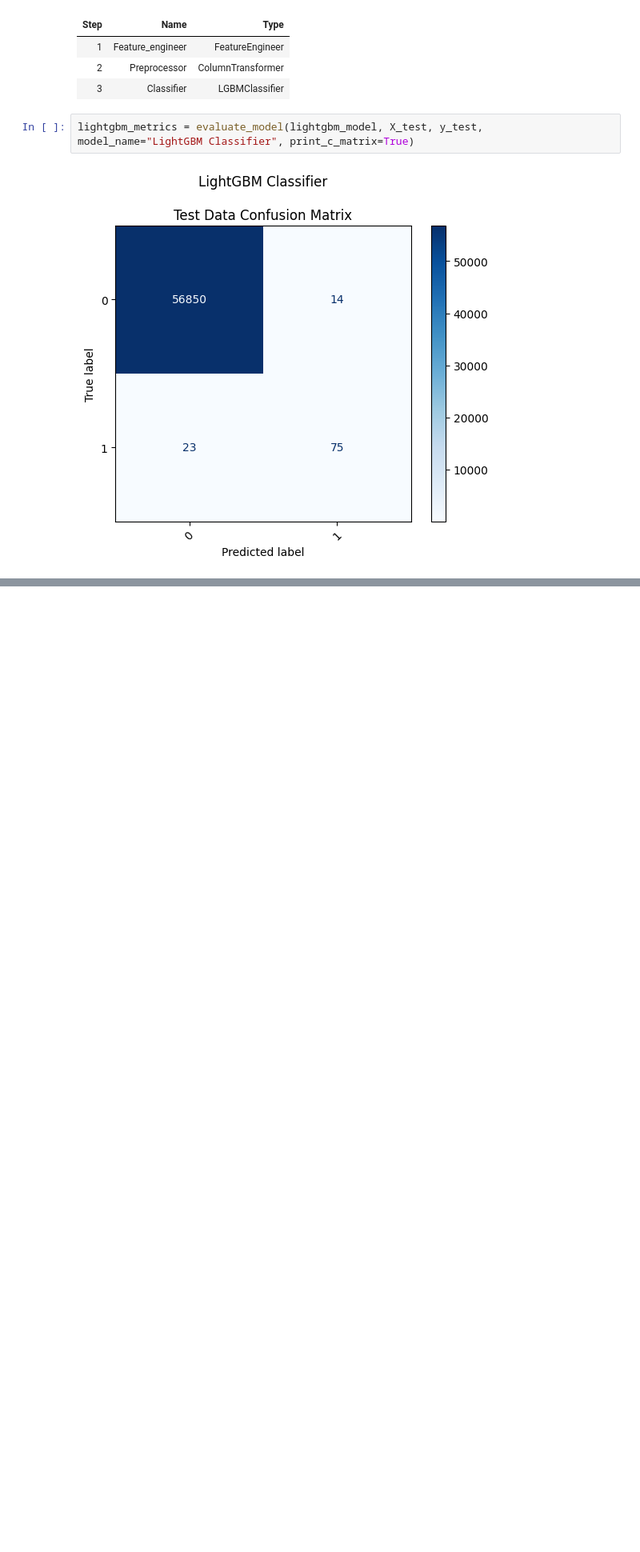
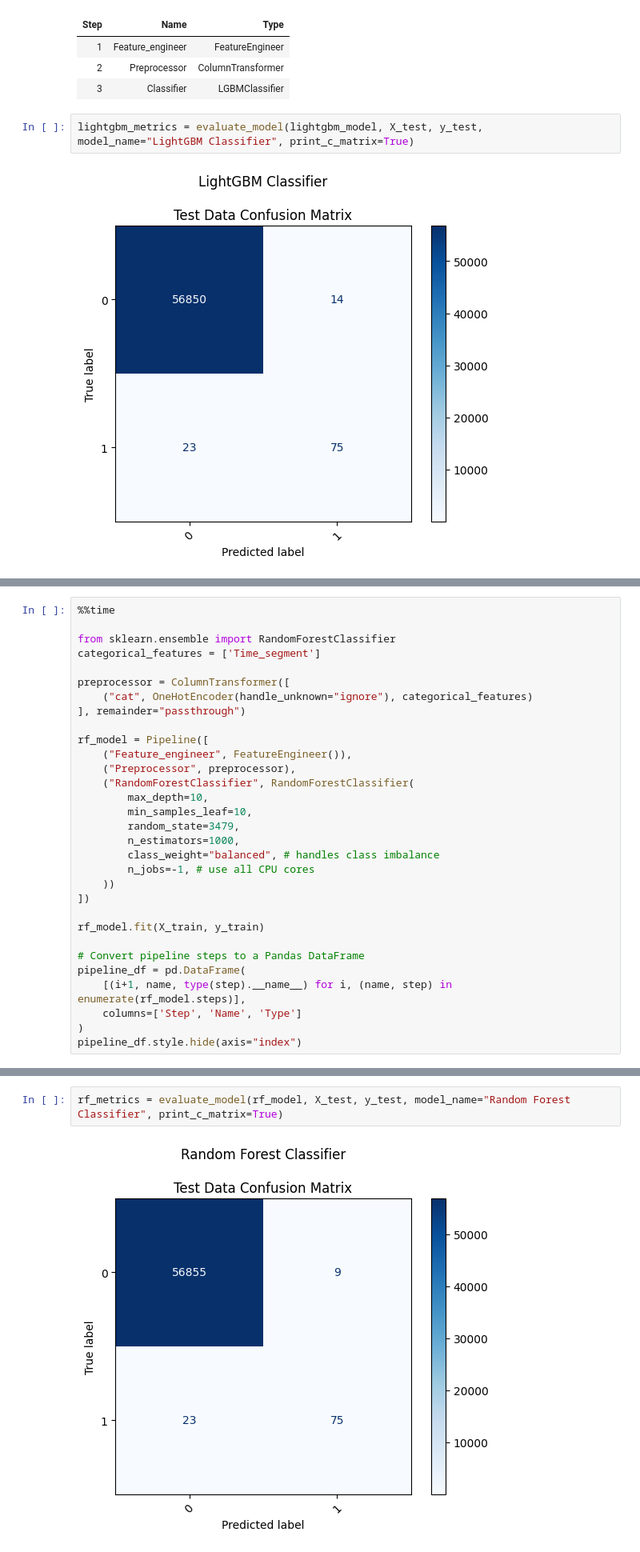
Before and after one commit to muhannad-imam/fraud-risk-modeling, a Jupyter notebook: notebooks/04_modeling.ipynb, the cells around one changed output, grey strips where cells are left out. Shown at 80% size. Cells and saved outputs as stored; diff of their text form; blank space fills up the shorter version.

```diff
--- a/notebooks/04_modeling.ipynb
+++ b/notebooks/04_modeling.ipynb
@@ -266,0 +258,31 @@ lightgbm_metrics
+# %%
+%%time
+
+from sklearn.ensemble import RandomForestClassifier
+categorical_features = ['Time_segment']
+
+preprocessor = ColumnTransformer([
+    ("cat", OneHotEncoder(handle_unknown="ignore"), categorical_features)
+], remainder="passthrough")
+
+rf_model = Pipeline([
+    ("Feature_engineer", FeatureEngineer()),
+    ("Preprocessor", preprocessor),
+    ("RandomForestClassifier", RandomForestClassifier(
+        max_depth=10,
+        min_samples_leaf=10,
+        random_state=3479,
+        n_estimators=1000,
+        class_weight="balanced", # handles class imbalance
+        n_jobs=-1, # use all CPU cores
+    ))
+])
+
+rf_model.fit(X_train, y_train)
+
+# Convert pipeline steps to a Pandas DataFrame
+pipeline_df = pd.DataFrame(
+    [(i+1, name, type(step).__name__) for i, (name, step) in enumerate(rf_model.steps)],
+    columns=['Step', 'Name', 'Type']
+)
+pipeline_df.style.hide(axis="index")
@@ -266,0 +296,4 @@ lightgbm_metrics
+# %%
+rf_metrics = evaluate_model(rf_model, X_test, y_test, model_name="Random Forest Classifier", print_c_matrix=True)
+# %% [output]
+[figure, added]
```
Also changed, not shown: parts of 9 cells of this notebook.
